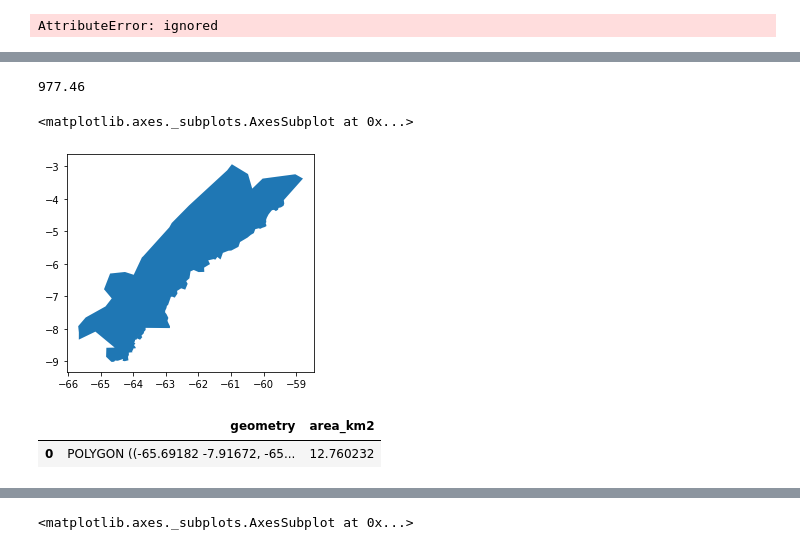
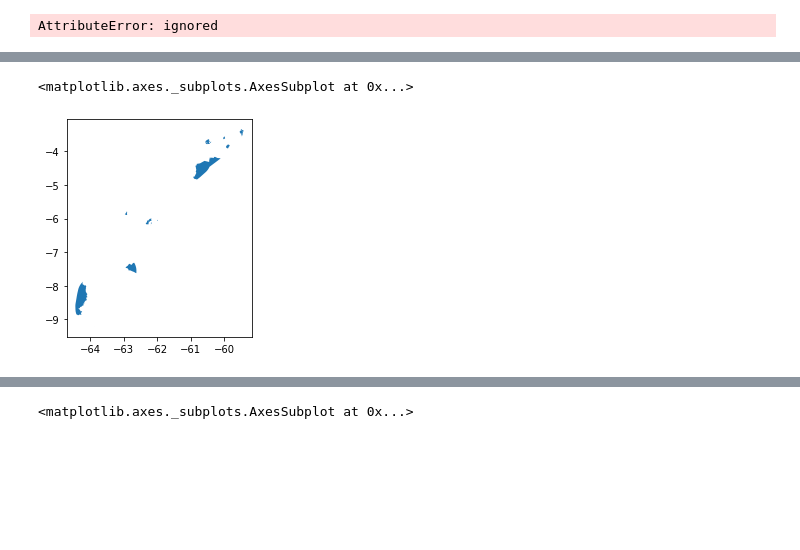
Before and after one commit to alexvaroz/ProjetoBR319, a Jupyter notebook: Processamento_Vetores_Geo.ipynb, the cells around one changed output, grey strips where cells are left out. Cells and saved outputs as stored; diff of their text form; code cells hidden in the pictures; blank space fills up the shorter version.

```diff
--- a/Processamento_Vetores_Geo.ipynb
+++ b/Processamento_Vetores_Geo.ipynb
@@ -73,8 +73,12 @@ assAM_pd = geemap.ee_to_geopandas(assAM)
 assRO_pd = geemap.ee_to_geopandas(assRO)
 # %%
 # Definição do CRS para a operação de recorte (clipagem)
-ucs_pd_crs_4674 = ucs_pd.set_crs({'init': 'epsg:4674'})
-alap_pd_crs_4674 = alap_pd.set_crs({'init': 'epsg:4674'})
+ucs_pd_crs_4674 = ucs_pd.set_crs('epsg:4674')
+tis_pd_crs_4674 = tis_pd.set_crs('epsg:4674')
+assAM_pd_crs_4674 = assAM_pd.set_crs('epsg:4674')
+assRO_pd_crs_4674 = assRO_pd.set_crs('epsg:4674')
+buffer50_pd_crs_4674 = buffer50_pd.set_crs('epsg:4674')
+alap_pd_crs_4674 = alap_pd.set_crs('epsg:4674')
 # %%
 ucs_cliped_alap_crs_4674 = gpd.clip(ucs_pd_crs_4674, alap_pd_crs_4674)
 # %%
@@ -90,14 +94,14 @@ AttributeError: ignored
 # %%
 tis_cliped_alap = gpd.clip(tis_pd, alap_pd)
 # %%
-tis_cliped_alap = gpd.clip(tis_pd, alap_pd)
-ucs_cliped_alap = gpd.clip(ucs_pd, alap_pd)
-assAM_cliped_alap = gpd.clip(assAM_pd, alap_pd)
-assRO_cliped_alap = gpd.clip(assRO_pd, alap_pd)
-municipios_alap = gpd.clip(municipios, alap_pd)
+tis_cliped_alap = gpd.clip(tis_pd_crs_4674, alap_pd_crs_4674)
+ucs_cliped_alap = gpd.clip(ucs_pd_crs_4674, alap_pd_crs_4674)
+assAM_cliped_alap = gpd.clip(assAM_pd_crs_4674, alap_pd_crs_4674)
+assRO_cliped_alap = gpd.clip(assRO_pd_crs_4674, alap_pd_crs_4674)
+municipios_alap = gpd.clip(municipios, alap_pd_crs_4674)
 
-tis_cliped_buffer = gpd.clip(tis_pd, buffer50_pd)
-ucs_cliped_buffer = gpd.clip(ucs_pd, buffer50_pd)
-assAM_cliped_buffer = gpd.clip(assAM_pd, buffer50_pd)
-assRO_cliped_buffer = gpd.clip(assRO_pd, buffer50_pd)
-municipios_buffer = gpd.clip(municipios, buffer50_pd)
+tis_cliped_buffer = gpd.clip(tis_pd_crs_4674, buffer50_pd_crs_4674)
+ucs_cliped_buffer = gpd.clip(ucs_pd_crs_4674, buffer50_pd_crs_4674)
+assAM_cliped_buffer = gpd.clip(assAM_pd_crs_4674, buffer50_pd_crs_4674)
+assRO_cliped_buffer = gpd.clip(assRO_pd_crs_4674, buffer50_pd_crs_4674)
+municipios_buffer = gpd.clip(municipios, buffer50_pd_crs_4674)
@@ -199,9 +108,5 @@ df.head()
-# %%
-df[df['class']=='Class_4']['area'].sum()
-# %% [output]
-977.46
 # %%
-alap_pd.plot()
+tis_cliped_buffer.plot()
 # %% [output]
 <matplotlib.axes._subplots.AxesSubplot at 0x...>
-[figure, old version]
+[figure, new version]
@@ -211,5 +112,0 @@ alap_pd["area_km2"] = alap_pd['geometry'].area
-# %%
-alap_pd
-# %% [output]
-|  | geometry | area_km2 |
-| 0 | POLYGON ((-65.69182 -7.91672, -65... | 12.760232 |
```
Also changed, not shown: parts of 63 cells of this notebook.
